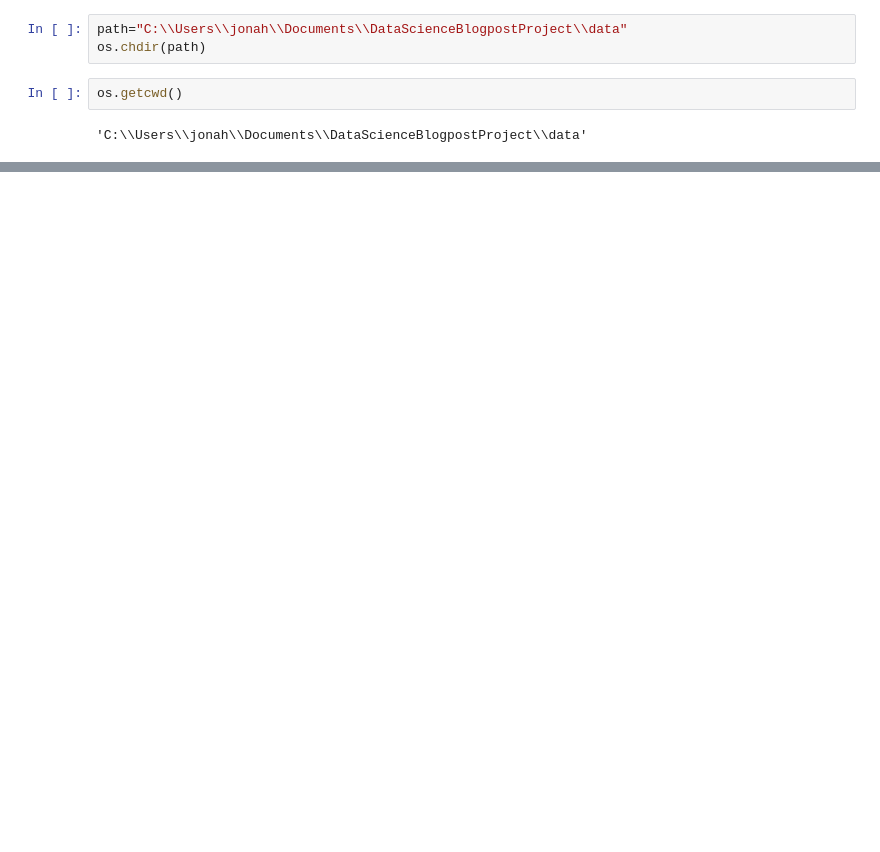
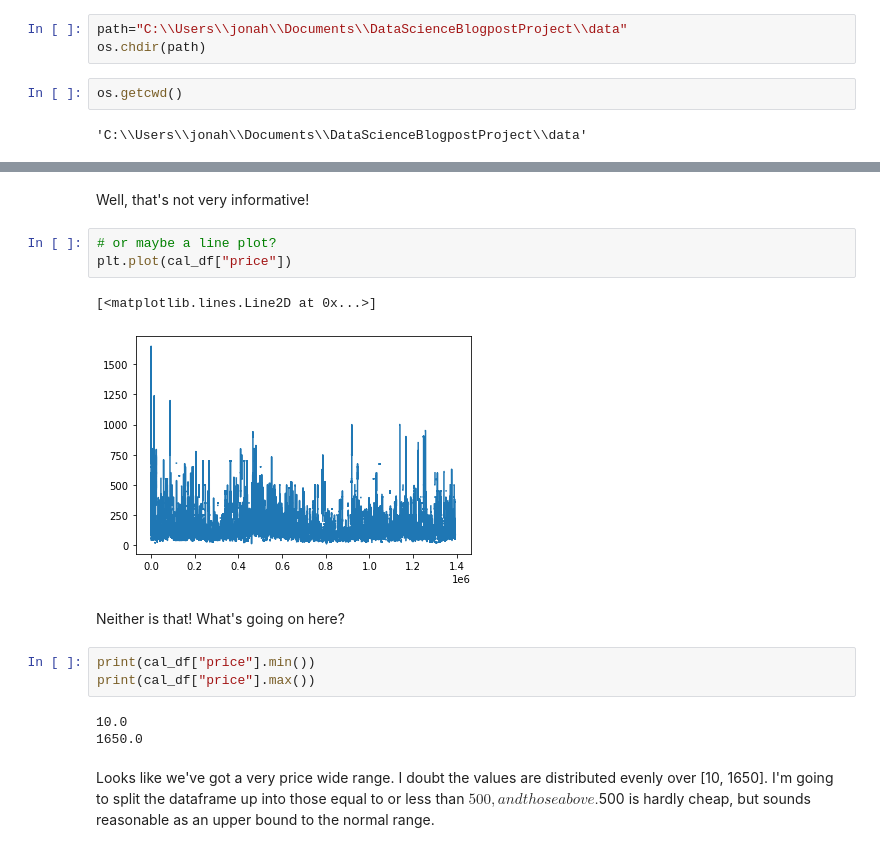
Before and after one commit to HJIzt/DataScienceBlogpost, a Jupyter notebook: seattle_airbnb_analysis.ipynb, the cells around one changed output, grey strips where cells are left out. Saved outputs shown, nothing was run; the diff lists cells and outputs as text; blank space fills up the shorter version.

```diff
--- a/seattle_airbnb_analysis.ipynb
+++ b/seattle_airbnb_analysis.ipynb
@@ -29,0 +73,18 @@ os.getcwd()
+# %% [markdown]
+Well, that's not very informative!
+# %%
+# or maybe a line plot?
+plt.plot(cal_df["price"])
+# %% [output]
+[<matplotlib.lines.Line2D at 0x...>]
+[figure, added]
+# %% [markdown]
+Neither is that! What's going on here?
+# %%
+print(cal_df["price"].min())
+print(cal_df["price"].max())
+# %% [output]
+10.0
+1650.0
+# %% [markdown]
+Looks like we've got a very price wide range. I doubt the values are distributed evenly over [10, 1650]. I'm going to split the dataframe up into those equal to or less than $500, and those above. $500 is hardly cheap, but sounds reasonable as an upper bound to the normal range.
```
Also changed, not shown: parts of 68 cells of this notebook.
